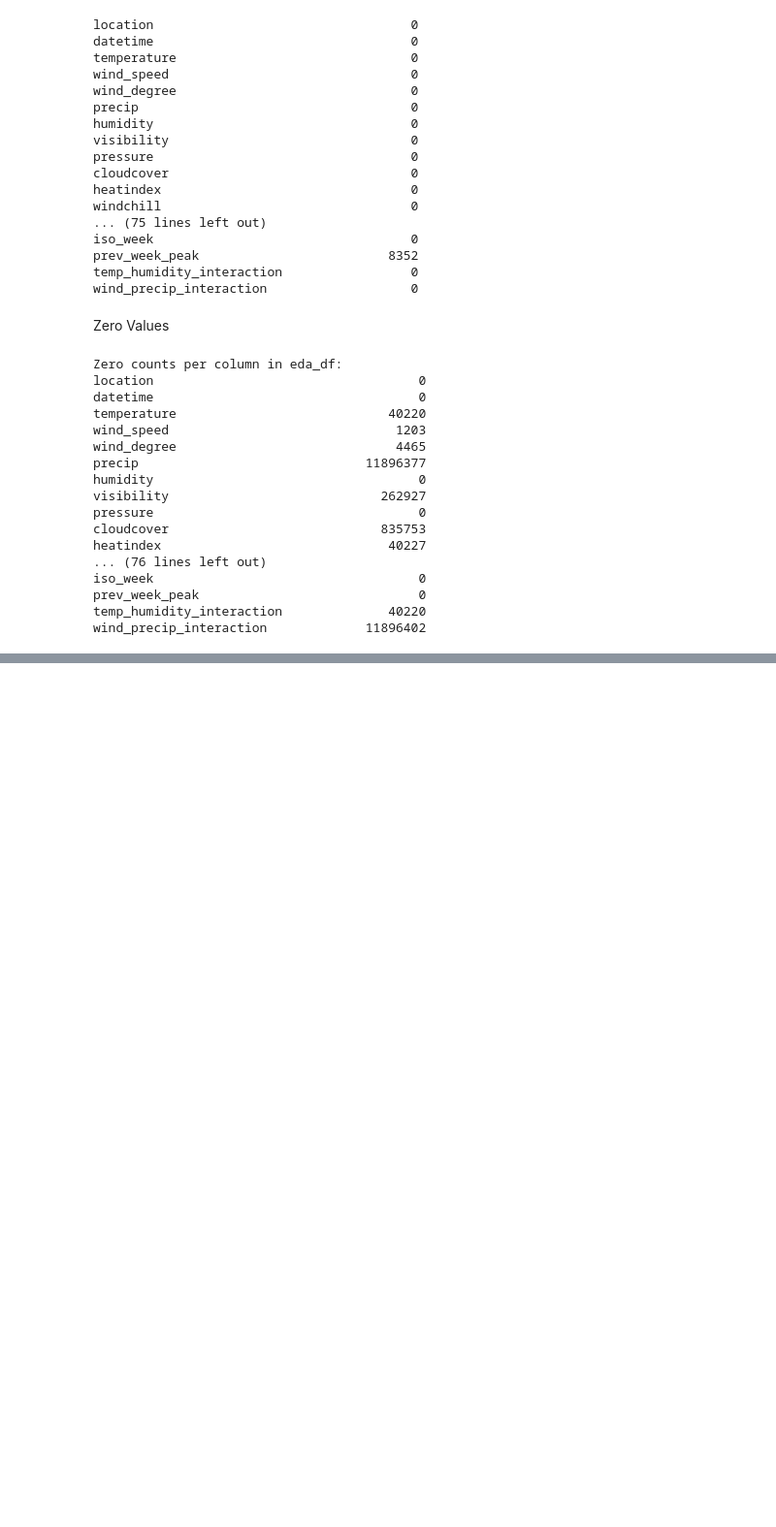
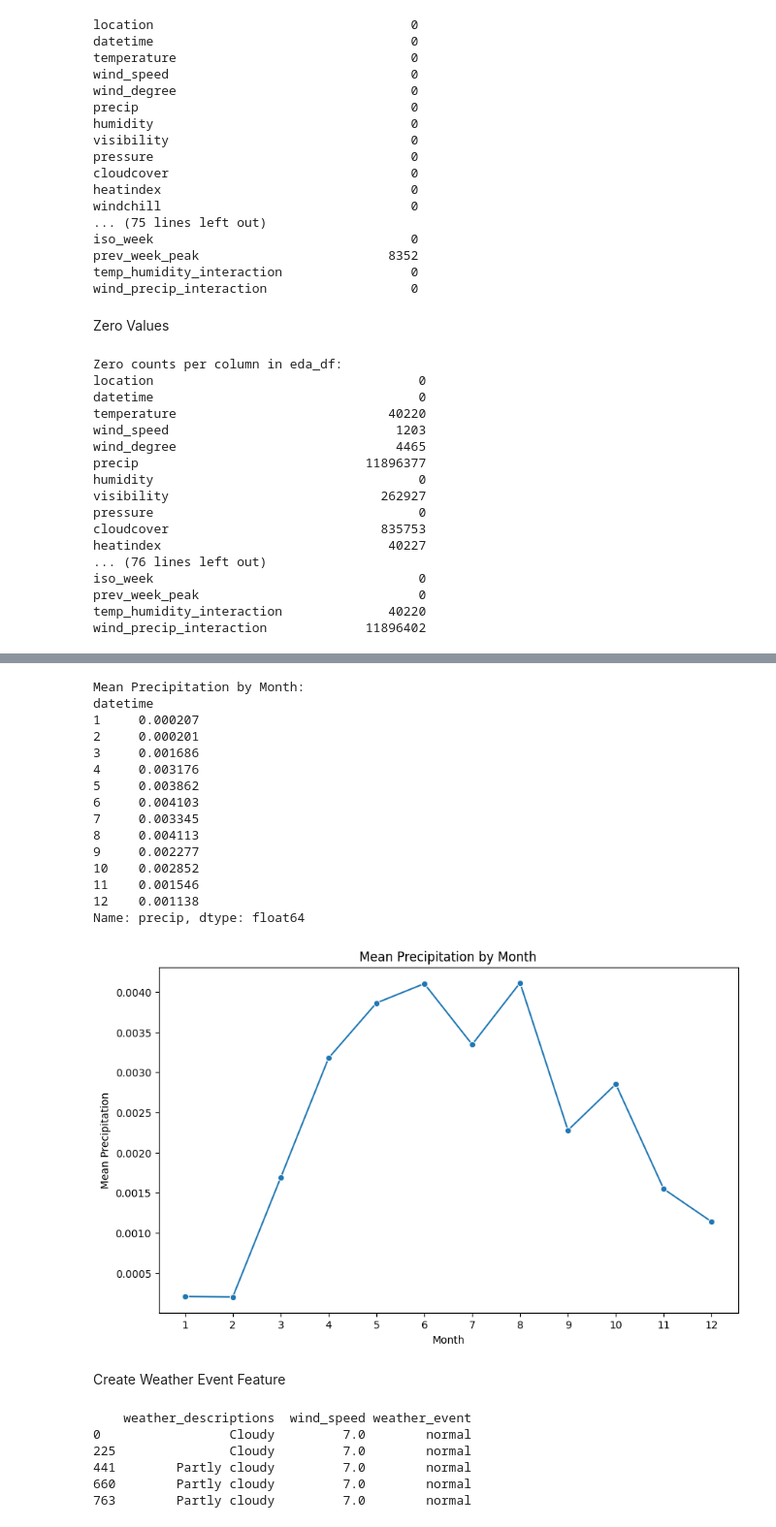
Before and after one commit to LNRobertson/East_River, a Jupyter notebook: notebooks/EDA/EDA.ipynb, the cells around one changed output, grey strips where cells are left out. Shown at 97% size. Cells and saved outputs as stored; diff of their text form; code cells hidden in the pictures; blank space fills up the shorter version.

```diff
--- a/notebooks/EDA/EDA.ipynb
+++ b/notebooks/EDA/EDA.ipynb
@@ -127,0 +191,59 @@ wind_precip_interaction             11896402
+# %%
+# Calculate the mean precipitation for each month
+precip_by_month = eda_df.groupby(eda_df['datetime'].dt.month)['precipitation'].mean()
+print("Mean Precipitation by Month:")
+print(precip_by_month)
+
+# Plot the seasonal pattern
+plt.figure(figsize=(10, 6))
+sns.lineplot(x=precip_by_month.index, y=precip_by_month.values, marker='o')
+plt.title("Mean Precipitation by Month")
+plt.xlabel("Month")
+plt.ylabel("Mean Precipitation")
+plt.xticks(range(1, 13))
+plt.show()
+# %% [output]
+Mean Precipitation by Month:
+datetime
+1     0.000207
+2     0.000201
+3     0.001686
+4     0.003176
+5     0.003862
+6     0.004103
+7     0.003345
+8     0.004113
+9     0.002277
+10    0.002852
+11    0.001546
+12    0.001138
+Name: precip, dtype: float64
+[figure, added]
+# %% [markdown]
+Create Weather Event Feature
+# %%
+# Define a wind speed threshold (adjust as needed)
+wind_threshold = 20  # example threshold for high winds
+
+def detect_weather_event(row):
+    description = row.get('weather_descriptions', '')
+    description_lower = description.lower() if isinstance(description, str) else ""
+    # Check for storm-related keywords
+    if any(keyword in description_lower for keyword in ["storm", "thunder", "tornado", "hurricane"]):
+        return "storm"
+    # Check for high wind speed event
+    elif row.get('wind_speed', 0) >= wind_threshold:
+        return "high_wind"
+    else:
+        return "normal"
+
+# Add the weather event column
+eda_df['weather_event'] = eda_df.apply(detect_weather_event, axis=1)
+print(eda_df[['weather_descriptions', 'wind_speed', 'weather_event']].head())
+# %% [output]
+    weather_descriptions  wind_speed weather_event
+0                 Cloudy         7.0        normal
+225               Cloudy         7.0        normal
+441        Partly cloudy         7.0        normal
+660        Partly cloudy         7.0        normal
+763        Partly cloudy         7.0        normal
```
Also changed, not shown: parts of 9 cells of this notebook.
